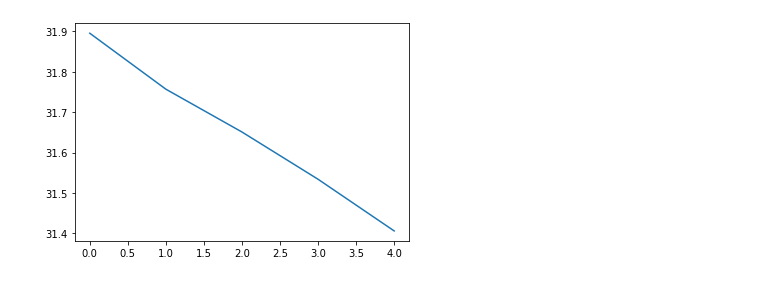
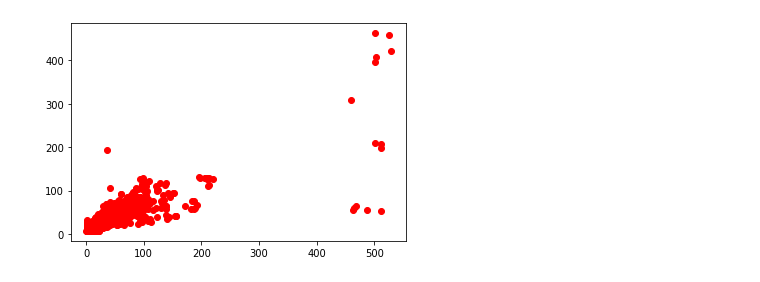
Before and after one commit to DopeorNope-Lee/Object-Depth-detection-based-hybrid-Distance-estimator, a Jupyter notebook: odd/New_ZLE.ipynb, the cells around one changed output. Saved outputs shown, nothing was run; the diff lists cells and outputs as text; code cells hidden in the pictures.

```diff
--- a/odd/New_ZLE.ipynb
+++ b/odd/New_ZLE.ipynb
@@ -221,10 +152,9 @@ def train_model(model, train_dataloader, valid_dataloader, loss_fn, lr=1e-5, bat
     res_rmse.append(rmse)
   return [res_train, res_valid, res_rmse]
 # %%
-def predict(test_dataloader):
+def predict(test_dataloader, path):
     # Load the model that we saved at the end of the training loop
     model = Zloc_Estimaotor()
-    path = "NetModel.pth"
     model.load_state_dict(torch.load(path))
 
     running_rmse = 0
@@ -296,4 +227,4 @@ test_dataset = TensorDataset(X_test, y_test)
 test_dataloader = DataLoader(test_dataset, batch_size=4)
 # %%
-pred = predict(test_dataset)
+pred = predict(test_dataset, path)
 # %% [output]
@@ -303,0 +232,6 @@ res_df.columns = ['train', 'valid']
+# %%
+res_df = pd.DataFrame()
+res_df['actual_scale'] = np.ravel(y_test)
+res_df['pred_scale'] = pred
+#res_df['actual'] = scalery.inverse_transform(np.array(res_df.actual_scale).reshape(-1,1))
+#res_df['pred'] = scalery.inverse_transform(np.array(res_df.pred_scale).reshape(-1,1))
@@ -311,5 +269,5 @@ plt.show()
-# %%
-plt.plot(rmse)
-plt.show()
-# %% [output]
-[figure, removed]
+# %%
+plt.scatter(res_df.actual, res_df.pred, color='red')
+plt.show()
+# %% [output]
+[figure, added]
```
Also changed, not shown: parts of 35 cells of this notebook, 3 other files.
